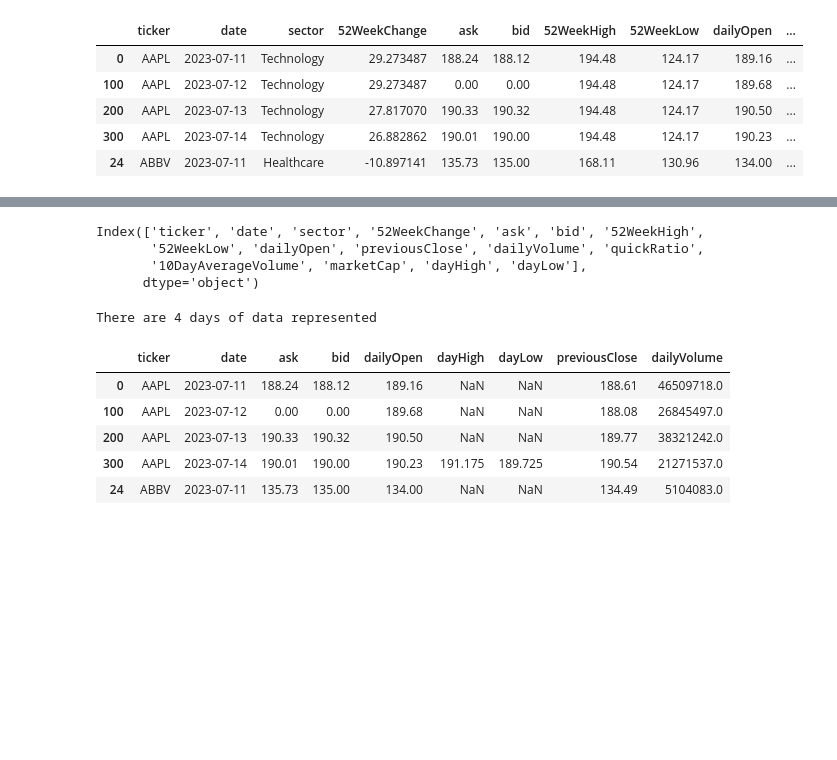
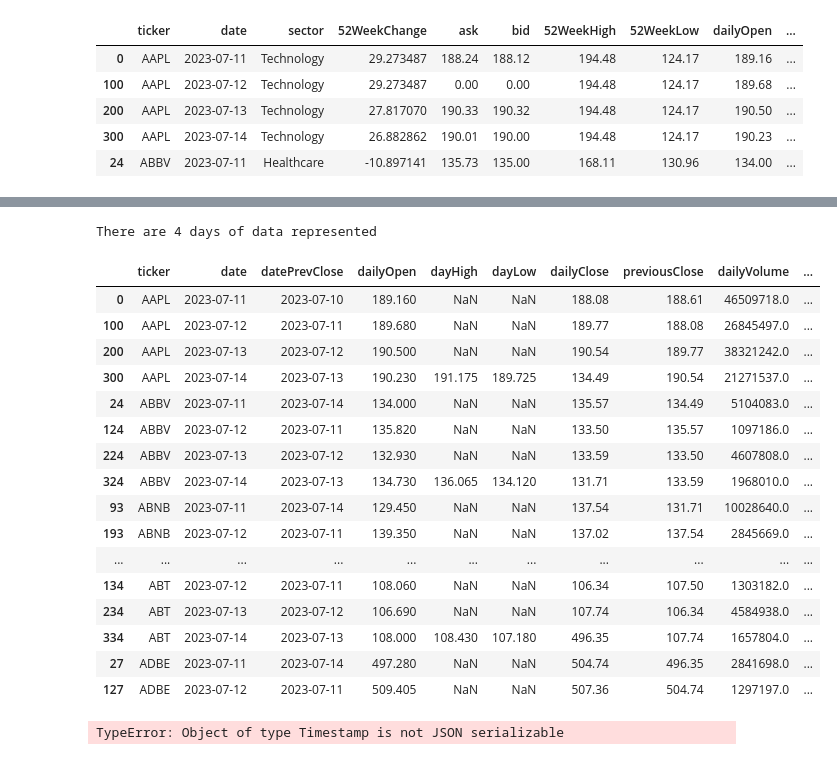
Before and after one commit to mnaffziger/project-3-mike, a Jupyter notebook: 05_michael_test/concat_jsons.ipynb, the cells around one changed output, grey strips where cells are left out. Saved outputs shown, nothing was run; the diff lists cells and outputs as text; code cells hidden in the pictures; blank space fills up the shorter version.

Commit message:
update concat json -mrn

```diff
--- a/05_michael_test/concat_jsons.ipynb
+++ b/05_michael_test/concat_jsons.ipynb
@@ -58,8 +38,8 @@ dtype: object
 # %%
-from datetime import timedelta
+
 def get_closing_date(row):
     reported_day = row['date']
-    actual_close_day = row['dailyClose']
+    actual_close_day = row['datePrevClose']
 
     if reported_day.weekday() == 0: # When the previous day is Monday
         actual_close_day -= timedelta(days=2) # now it is Friday
@@ -69,9 +49,10 @@ def get_closing_date(row):
 
     return actual_close_day # provide the date of the most recent Friday
 
-prices_df['dailyClose'] = prices_df['date'].shift(1) # Create new column, and locate it next to the current prices date
-prices_df['dailyClose'] = prices_df.apply(get_closing_date, axis=1)
+prices_df['datePrevClose'] = prices_df['date'].shift(1) # Create new column, and locate it next to the current prices date
+prices_df['datePrevClose'] = prices_df.apply(get_closing_date, axis=1)
+prices_df['dailyClose'] = prices_df['previousClose'].shift(-1)
 
-prices_df.head()
+prices_df.head(18)
 # %% [output]
 |  | ticker | date | sector | 52WeekChange | ask | bid | 52WeekHigh | 52WeekLow | dailyOpen | ... |
@@ -83,21 +75,27 @@ prices_df.head()
-# %%
-prices_df.columns
-# %% [output]
-Index(['ticker', 'date', 'sector', '52WeekChange', 'ask', 'bid', '52WeekHigh',
-       '52WeekLow', 'dailyOpen', 'previousClose', 'dailyVolume', 'quickRatio',
-       '10DayAverageVolume', 'marketCap', 'dayHigh', 'dayLow'],
-      dtype='object')
 # %%
 # Pick out the columns I want included in final json
-ticker = pd.DataFrame(prices_df[['ticker','date','ask','bid','dailyOpen','dayHigh', 'dayLow','previousClose','dailyVolume']])
+ticker = pd.DataFrame(prices_df[['ticker','date','datePrevClose','dailyOpen','dayHigh', 'dayLow','dailyClose','previousClose','dailyVolume','ask','bid']])
 
+# json cannot work with datetime dtypes
+ticker[['date','datePrevClose']] = ticker[['date','datePrevClose']].astype(str)
 print(f"There are {len(prices_df.value_counts(['date']))} days of data represented")
-ticker.head()
+ticker.head(18)
 # %% [output]
 There are 4 days of data represented
-|  | ticker | date | ask | bid | dailyOpen | dayHigh | dayLow | previousClose | dailyVolume |
-| 0 | AAPL | 2023-07-11 | 188.24 | 188.12 | 189.16 | NaN | NaN | 188.61 | 46509718.0 |
-| 100 | AAPL | 2023-07-12 | 0.00 | 0.00 | 189.68 | NaN | NaN | 188.08 | 26845497.0 |
-| 200 | AAPL | 2023-07-13 | 190.33 | 190.32 | 190.50 | NaN | NaN | 189.77 | 38321242.0 |
-| 300 | AAPL | 2023-07-14 | 190.01 | 190.00 | 190.23 | 191.175 | 189.725 | 190.54 | 21271537.0 |
-| 24 | ABBV | 2023-07-11 | 135.73 | 135.00 | 134.00 | NaN | NaN | 134.49 | 5104083.0 |
+|  | ticker | date | datePrevClose | dailyOpen | dayHigh | dayLow | dailyClose | previousClose | dailyVolume | ... |
+| 0 | AAPL | 2023-07-11 | 2023-07-10 | 189.160 | NaN | NaN | 188.08 | 188.61 | 46509718.0 | ... |
+| 100 | AAPL | 2023-07-12 | 2023-07-11 | 189.680 | NaN | NaN | 189.77 | 188.08 | 26845497.0 | ... |
+| 200 | AAPL | 2023-07-13 | 2023-07-12 | 190.500 | NaN | NaN | 190.54 | 189.77 | 38321242.0 | ... |
+| 300 | AAPL | 2023-07-14 | 2023-07-13 | 190.230 | 191.175 | 189.725 | 134.49 | 190.54 | 21271537.0 | ... |
+| 24 | ABBV | 2023-07-11 | 2023-07-14 | 134.000 | NaN | NaN | 135.57 | 134.49 | 5104083.0 | ... |
+| 124 | ABBV | 2023-07-12 | 2023-07-11 | 135.820 | NaN | NaN | 133.50 | 135.57 | 1097186.0 | ... |
+| 224 | ABBV | 2023-07-13 | 2023-07-12 | 132.930 | NaN | NaN | 133.59 | 133.50 | 4607808.0 | ... |
+| 324 | ABBV | 2023-07-14 | 2023-07-13 | 134.730 | 136.065 | 134.120 | 131.71 | 133.59 | 1968010.0 | ... |
+| 93 | ABNB | 2023-07-11 | 2023-07-14 | 129.450 | NaN | NaN | 137.54 | 131.71 | 10028640.0 | ... |
+| 193 | ABNB | 2023-07-12 | 2023-07-11 | 139.350 | NaN | NaN | 137.02 | 137.54 | 2845669.0 | ... |
+| ... | ... | ... | ... | ... | ... | ... | ... | ... | ... | ... |
+| 134 | ABT | 2023-07-12 | 2023-07-11 | 108.060 | NaN | NaN | 106.34 | 107.50 | 1303182.0 | ... |
+| 234 | ABT | 2023-07-13 | 2023-07-12 | 106.690 | NaN | NaN | 107.74 | 106.34 | 4584938.0 | ... |
+| 334 | ABT | 2023-07-14 | 2023-07-13 | 108.000 | 108.430 | 107.180 | 496.35 | 107.74 | 1657804.0 | ... |
+| 27 | ADBE | 2023-07-11 | 2023-07-14 | 497.280 | NaN | NaN | 504.74 | 496.35 | 2841698.0 | ... |
+| 127 | ADBE | 2023-07-12 | 2023-07-11 | 509.405 | NaN | NaN | 507.36 | 504.74 | 1297197.0 | ... |
@@ -136,9 +125,11 @@ for ticker, group in grouped_tickers:
             entry_data = {
                 # "symbol": row['ticker'],
                 "date": row['date'],
+                "datePrevClose": row['datePrevClose'],
                 "dailyOpen": row['dailyOpen'],
                 "dayHigh": row['dayHigh'],
                 "dayLow": row['dayLow'],
+                # "dailyClose": row['dailyClose'],
                 "previousClose": row['previousClose'],
                 "ask": row['ask'],
                 "bid": row['bid'],
@@ -153,4 +144,6 @@ for ticker, group in grouped_tickers:
 json_data = json.dumps(data, indent=4)
 with open("historical.json", "w") as json_file:
     json_file.write(json_data)
+# %% [output]
+TypeError: Object of type Timestamp is not JSON serializable
 # %%
```
Also changed, not shown: parts of 5 cells of this notebook.
